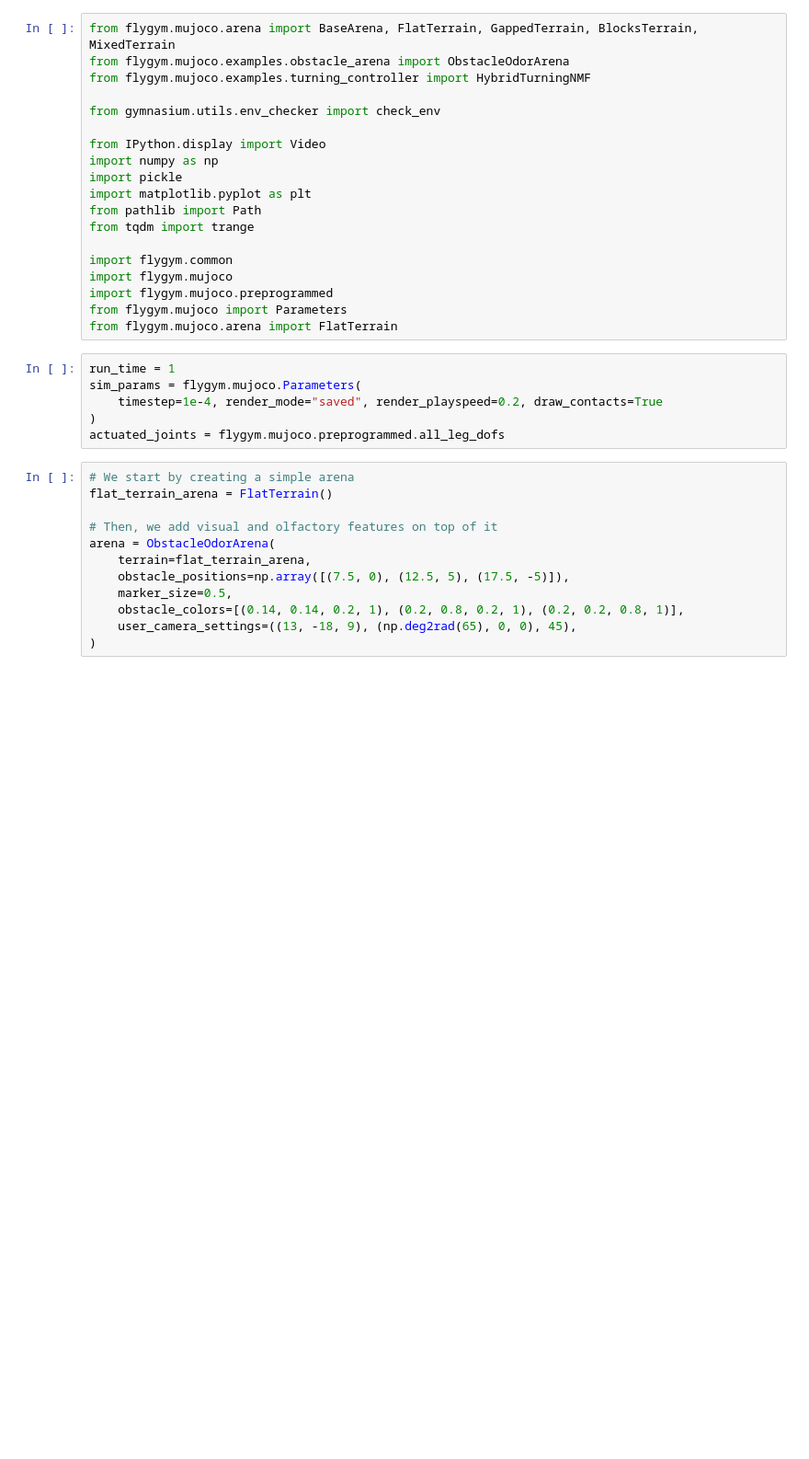
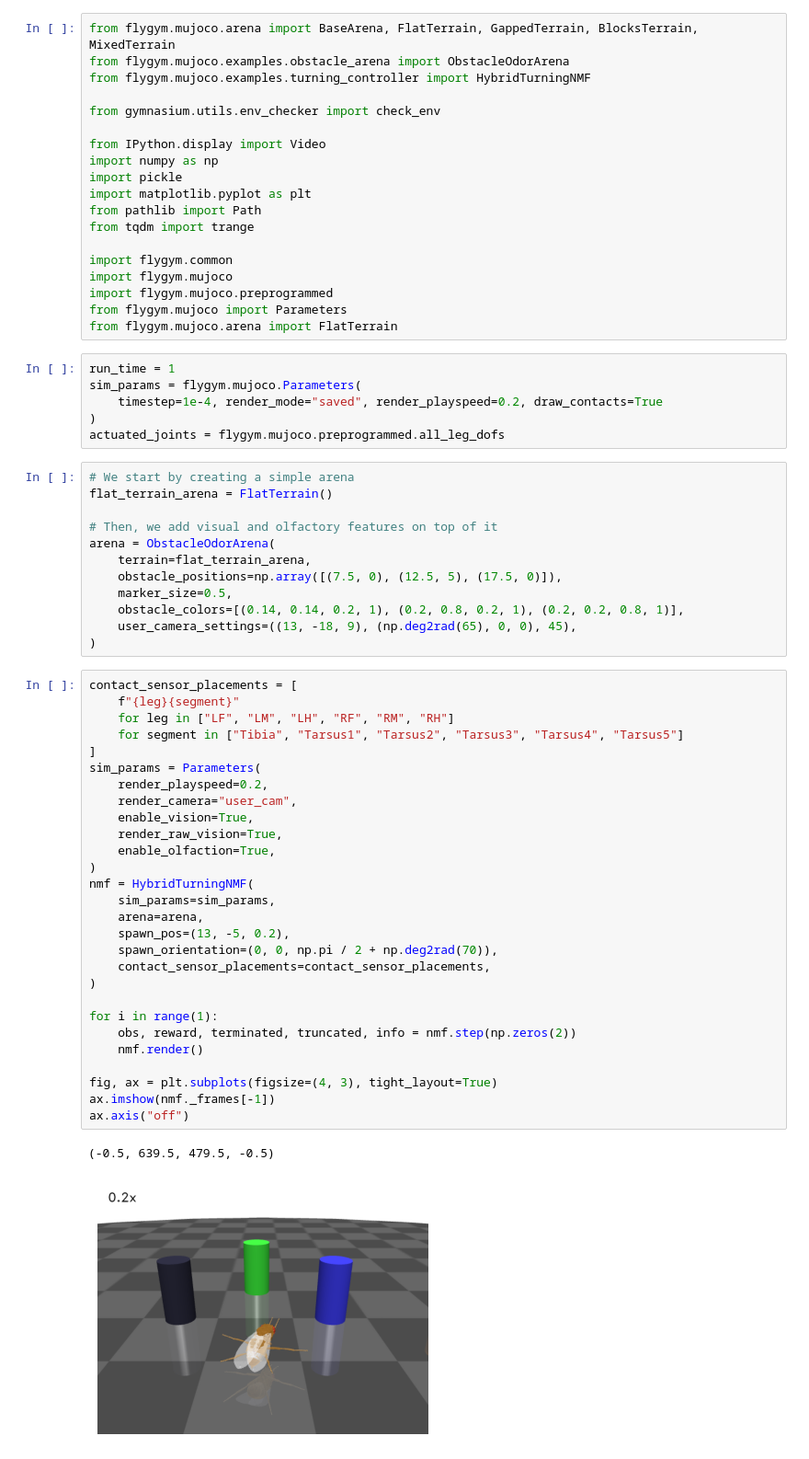
Before and after one commit to sinarollin/Mechanosensation-with-Neuromechfly, a Jupyter notebook: environment_samples.ipynb, the cells around one changed output. Shown: that part at 92% size. Cells and saved outputs as stored; diff of their text form; blank space fills up the shorter version.

```diff
--- a/environment_samples.ipynb
+++ b/environment_samples.ipynb
@@ -30,8 +30,39 @@ flat_terrain_arena = FlatTerrain()
 # Then, we add visual and olfactory features on top of it
 arena = ObstacleOdorArena(
     terrain=flat_terrain_arena,
-    obstacle_positions=np.array([(7.5, 0), (12.5, 5), (17.5, -5)]),
+    obstacle_positions=np.array([(7.5, 0), (12.5, 5), (17.5, 0)]),
     marker_size=0.5,
     obstacle_colors=[(0.14, 0.14, 0.2, 1), (0.2, 0.8, 0.2, 1), (0.2, 0.2, 0.8, 1)],
     user_camera_settings=((13, -18, 9), (np.deg2rad(65), 0, 0), 45),
 )
+# %%
+contact_sensor_placements = [
+    f"{leg}{segment}"
+    for leg in ["LF", "LM", "LH", "RF", "RM", "RH"]
+    for segment in ["Tibia", "Tarsus1", "Tarsus2", "Tarsus3", "Tarsus4", "Tarsus5"]
+]
+sim_params = Parameters(
+    render_playspeed=0.2,
+    render_camera="user_cam",
+    enable_vision=True,
+    render_raw_vision=True,
+    enable_olfaction=True,
+)
+nmf = HybridTurningNMF(
+    sim_params=sim_params,
+    arena=arena,
+    spawn_pos=(13, -5, 0.2),
+    spawn_orientation=(0, 0, np.pi / 2 + np.deg2rad(70)),
+    contact_sensor_placements=contact_sensor_placements,
+)
+
+for i in range(1):
+    obs, reward, terminated, truncated, info = nmf.step(np.zeros(2))
+    nmf.render()
+
+fig, ax = plt.subplots(figsize=(4, 3), tight_layout=True)
+ax.imshow(nmf._frames[-1])
+ax.axis("off")
+# %% [output]
+(-0.5, 639.5, 479.5, -0.5)
+[figure, added]
```
Also changed, not shown: parts of 5 cells of this notebook.
